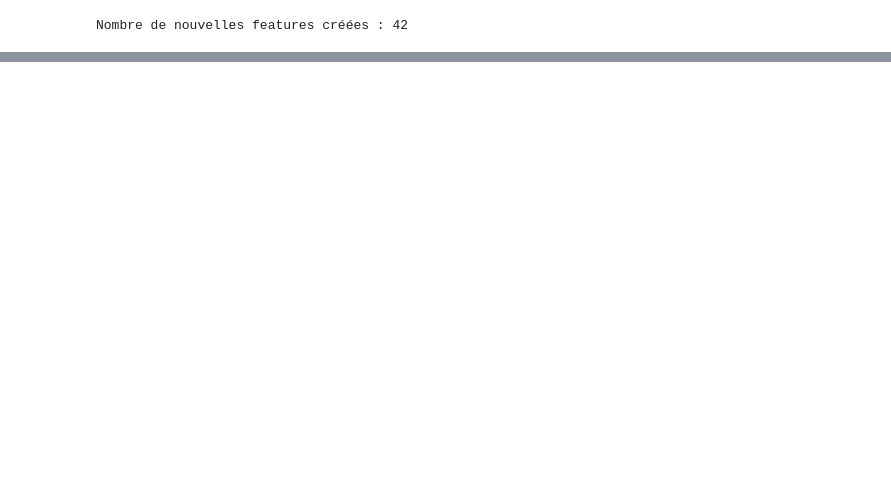
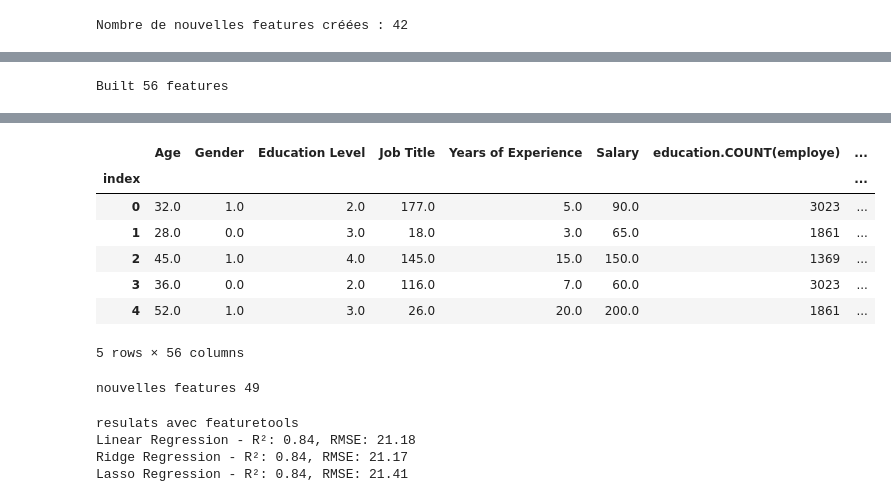
Before and after one commit to kiswayODG/AutoFE, a Jupyter notebook: notebooks/salary.ipynb, the cells around one changed output, grey strips where cells are left out. Saved outputs shown, nothing was run; the diff lists cells and outputs as text; code cells hidden in the pictures; blank space fills up the shorter version.

```diff
--- a/notebooks/salary.ipynb
+++ b/notebooks/salary.ipynb
@@ -137,0 +142,9 @@ Lasso Regression with AutoFeat - R²: 0.80, RMSE: 23.22
+# %%
+import featuretools as ft
+
+es = ft.EntitySet(id = 'salary')
+es.add_dataframe(dataframe_name = 'employe', dataframe = df, index = 'index')
+
+es.normalize_dataframe(base_dataframe_name='employe',new_dataframe_name='education',index="Education Level")
+es.normalize_dataframe(base_dataframe_name='employe',new_dataframe_name='Job',index="Job Title")
+es
@@ -137,0 +160,9 @@ Lasso Regression with AutoFeat - R²: 0.80, RMSE: 23.22
+# %%
+feature_matrix, feature_names = ft.dfs(entityset=es,
+target_dataframe_name = 'employe',
+max_depth = 2,
+verbose = 1,
+n_jobs = 1)
+feature_matrix.head()
+# %% [output]
+Built 56 features
@@ -137,0 +170,12 @@ Lasso Regression with AutoFeat - R²: 0.80, RMSE: 23.22
+|  | Age | Gender | Education Level | Job Title | Years of Experience | Salary | education.COUNT(employe) | ... |
+| index |  |  |  |  |  |  |  | ... |
+| 0 | 32.0 | 1.0 | 2.0 | 177.0 | 5.0 | 90.0 | 3023 | ... |
+| 1 | 28.0 | 0.0 | 3.0 | 18.0 | 3.0 | 65.0 | 1861 | ... |
+| 2 | 45.0 | 1.0 | 4.0 | 145.0 | 15.0 | 150.0 | 1369 | ... |
+| 3 | 36.0 | 0.0 | 2.0 | 116.0 | 7.0 | 60.0 | 3023 | ... |
+| 4 | 52.0 | 1.0 | 3.0 | 26.0 | 20.0 | 200.0 | 1861 | ... |
+5 rows × 56 columns
+# %%
+print(f"nouvelles features {feature_matrix.shape[1]-df.shape[1]}")
+# %% [output]
+nouvelles features 49
@@ -138,3 +184,24 @@ Lasso Regression with AutoFeat - R²: 0.80, RMSE: 23.22
+# %%
+X = feature_matrix.drop(columns=["Salary"])
+y = feature_matrix["Salary"]
+
+scaler = StandardScaler()
+X_scaled = scaler.fit_transform(X)
+X_train, X_test, y_train, y_test = train_test_split(X_scaled, y, test_size=0.2, random_state=42)
+
+r2_ft,rmse_ft = evaluate_model(linearmodel, X_train, y_train, X_test, y_test)
+r2_ridge_ft,rmse_ridge_ft = evaluate_model(ridgemodel, X_train, y_train, X_test, y_test)
+r2_lasso_ft,rmse_lasso_ft = evaluate_model(lassomodel, X_train, y_train, X_test, y_test)
+
+print("resulats avec featuretools")
+print(f"Linear Regression - R²: {r2_ft:.2f}, RMSE: {rmse_ft:.2f}")
+print(f"Ridge Regression - R²: {r2_ridge_ft:.2f}, RMSE: {rmse_ridge_ft:.2f}")
+print(f"Lasso Regression - R²: {r2_lasso_ft:.2f}, RMSE: {rmse_lasso_ft:.2f}")
+# %% [output]
+resulats avec featuretools
+Linear Regression - R²: 0.84, RMSE: 21.18
+Ridge Regression - R²: 0.84, RMSE: 21.17
+Lasso Regression - R²: 0.84, RMSE: 21.41
 # %%
 import matplotlib.pyplot as plt
 import numpy as np
```
Also changed, not shown: parts of 8 cells of this notebook, 6 other files.
